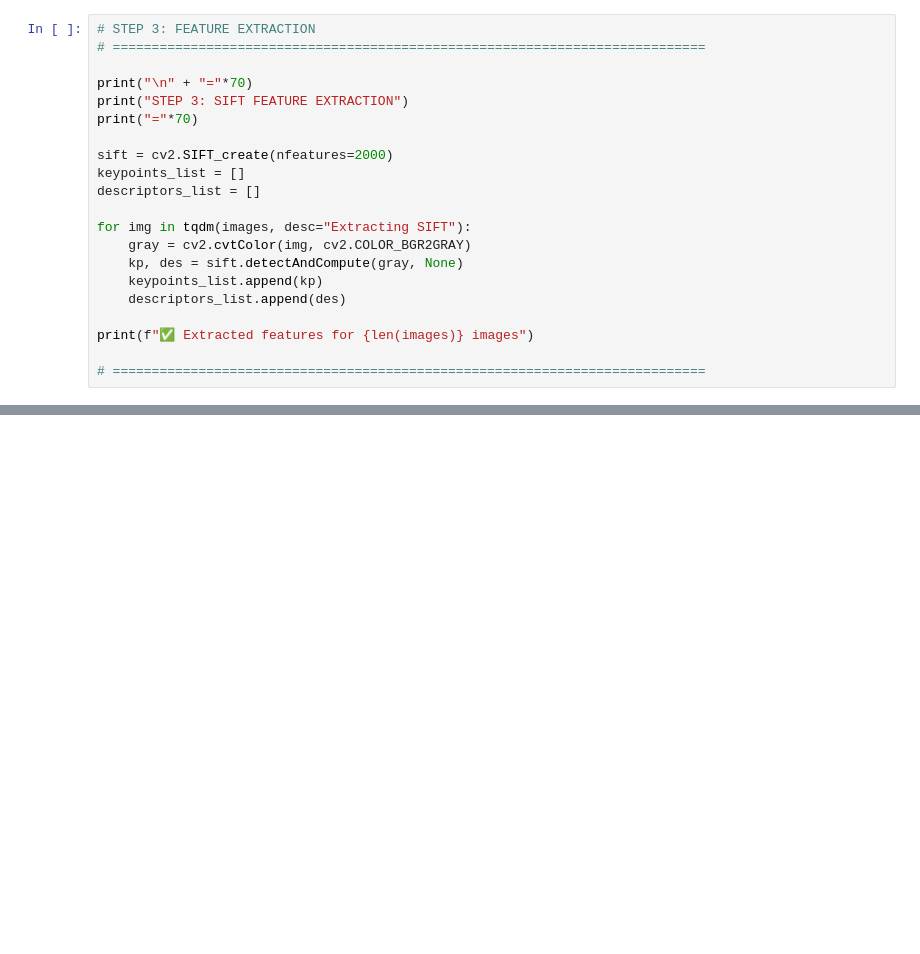
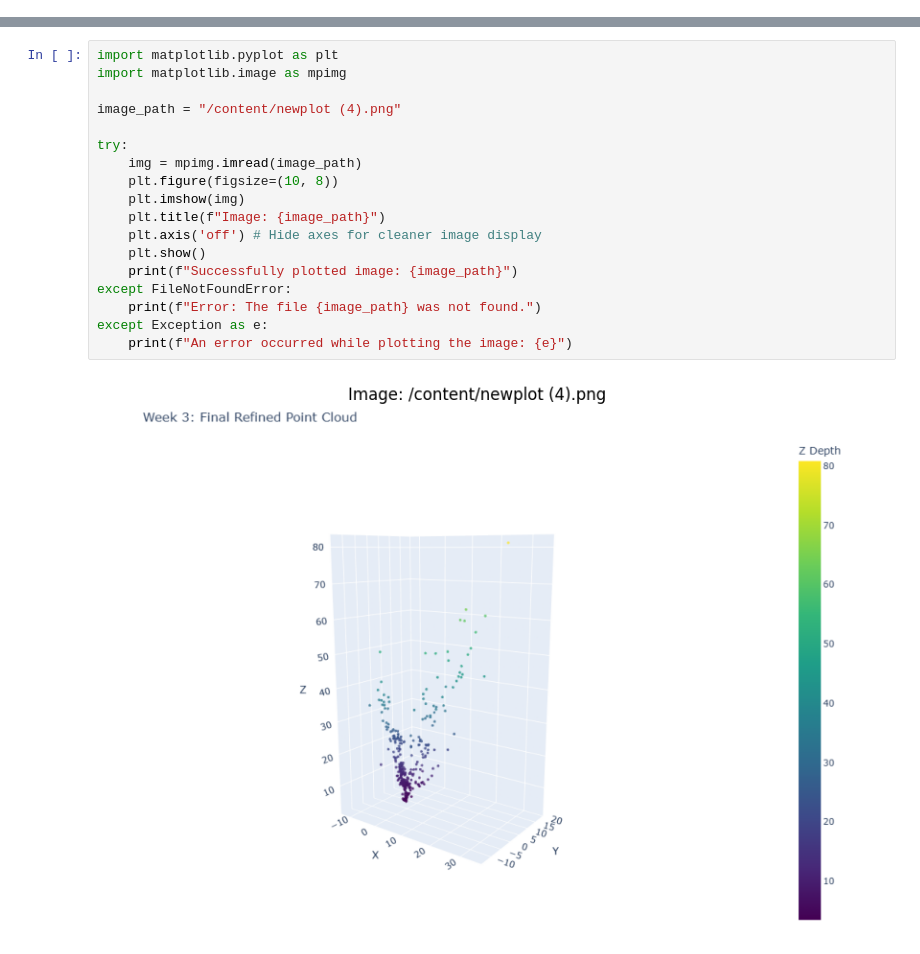
Before and after one commit to ArslanRobo/ComputerVisionProject-Group5, a Jupyter notebook: checkpoint3.ipynb, the cells around one changed output, grey strips where cells are left out. Drawn from its saved outputs; the diff is of its cells as text; blank space fills up the shorter version.

```diff
--- a/checkpoint3.ipynb
+++ b/checkpoint3.ipynb
@@ -101,21 +0,0 @@ print(f"Camera matrix K:\n{K}")
-# %%
-# STEP 3: FEATURE EXTRACTION
-# ============================================================================
-
-print("\n" + "="*70)
-print("STEP 3: SIFT FEATURE EXTRACTION")
-print("="*70)
-
-sift = cv2.SIFT_create(nfeatures=2000)
-keypoints_list = []
-descriptors_list = []
-
-for img in tqdm(images, desc="Extracting SIFT"):
-    gray = cv2.cvtColor(img, cv2.COLOR_BGR2GRAY)
-    kp, des = sift.detectAndCompute(gray, None)
-    keypoints_list.append(kp)
-    descriptors_list.append(des)
-
-print(f"✅ Extracted features for {len(images)} images")
-
-# ============================================================================
@@ -612,0 +1097,20 @@ print("="*70)
+# %%
+import matplotlib.pyplot as plt
+import matplotlib.image as mpimg
+
+image_path = "/content/newplot (4).png"
+
+try:
+    img = mpimg.imread(image_path)
+    plt.figure(figsize=(10, 8))
+    plt.imshow(img)
+    plt.title(f"Image: {image_path}")
+    plt.axis('off') # Hide axes for cleaner image display
+    plt.show()
+    print(f"Successfully plotted image: {image_path}")
+except FileNotFoundError:
+    print(f"Error: The file {image_path} was not found.")
+except Exception as e:
+    print(f"An error occurred while plotting the image: {e}")
+# %% [output]
+[figure, added]
```
Also changed, not shown: parts of 55 cells of this notebook.
